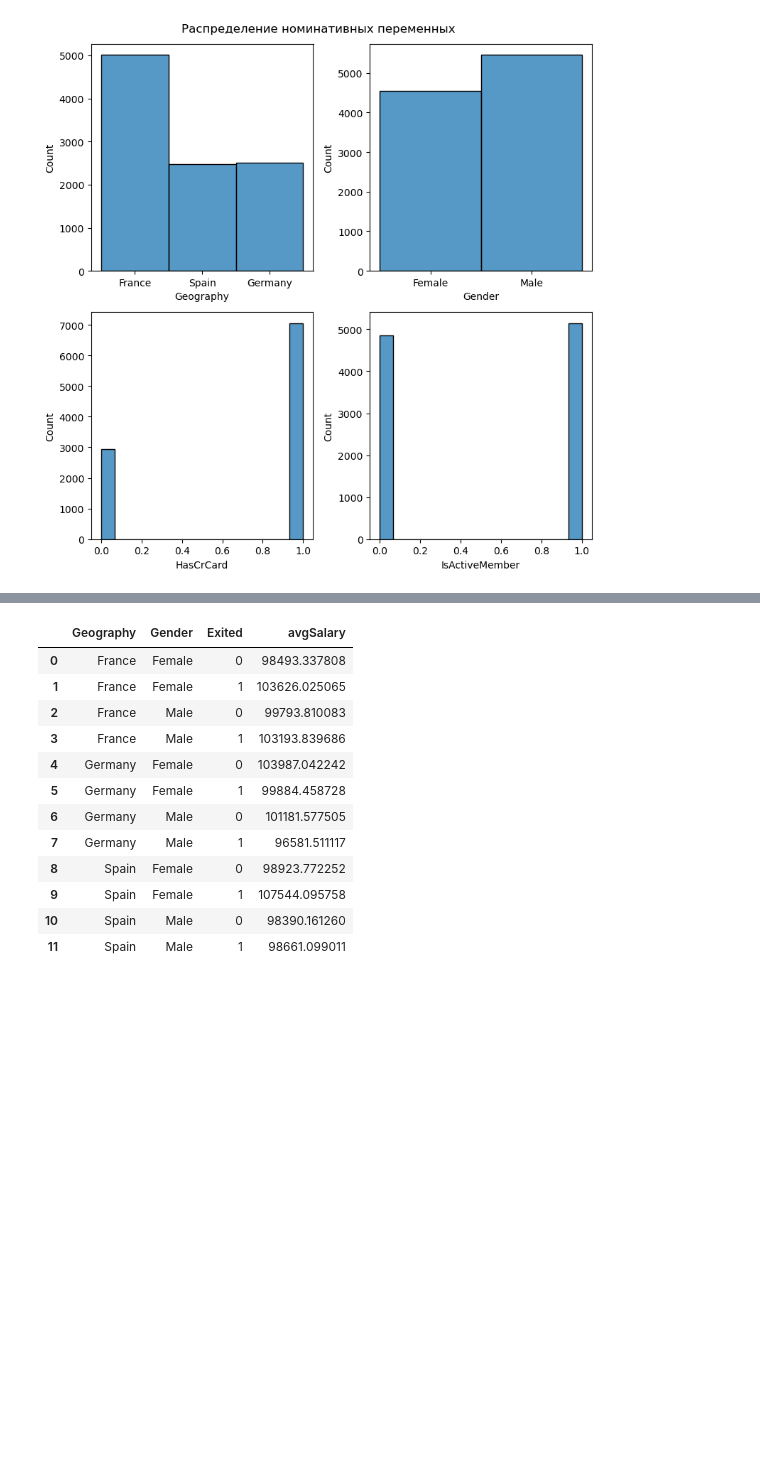
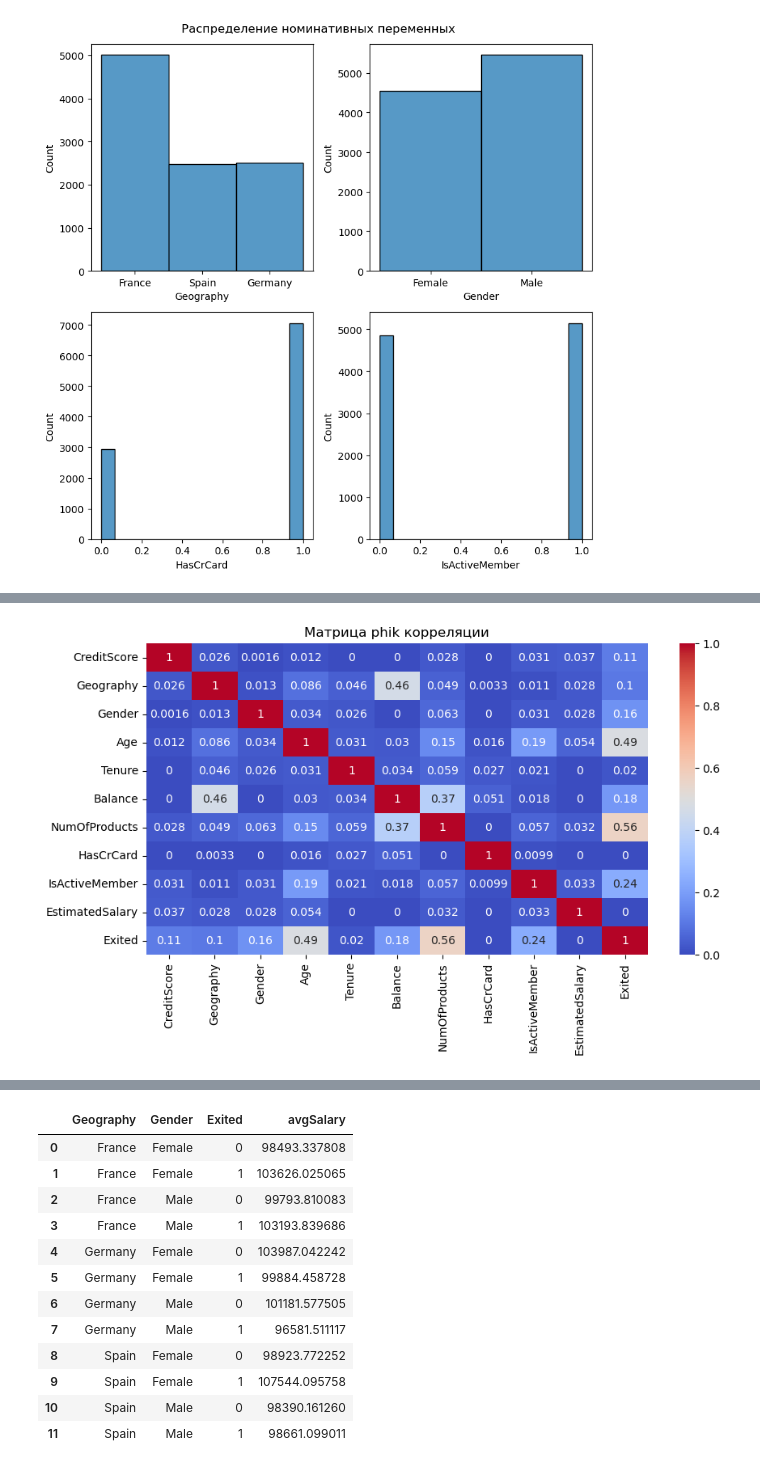
Before and after one commit to ChillLover/BankChurn, a Jupyter notebook: eda.ipynb, the cells around one changed output, grey strips where cells are left out. Saved outputs shown, nothing was run; the diff lists cells and outputs as text; code cells hidden in the pictures; blank space fills up the shorter version.

```diff
--- a/eda.ipynb
+++ b/eda.ipynb
@@ -152,0 +226,7 @@ plt.show()
+# %%
+fig, axes = plt.subplots(figsize=(10, 5))
+ax = sns.heatmap(eda_data.phik_matrix(interval_cols=['CreditScore', 'Age', 'Balance', 'EstimatedSalary']), annot=True, cmap='coolwarm')
+ax.set_title('Матрица phik корреляции')
+plt.show()
+# %% [output]
+[figure, added]
```
Also changed, not shown: parts of 35 cells of this notebook, 3 other files.
